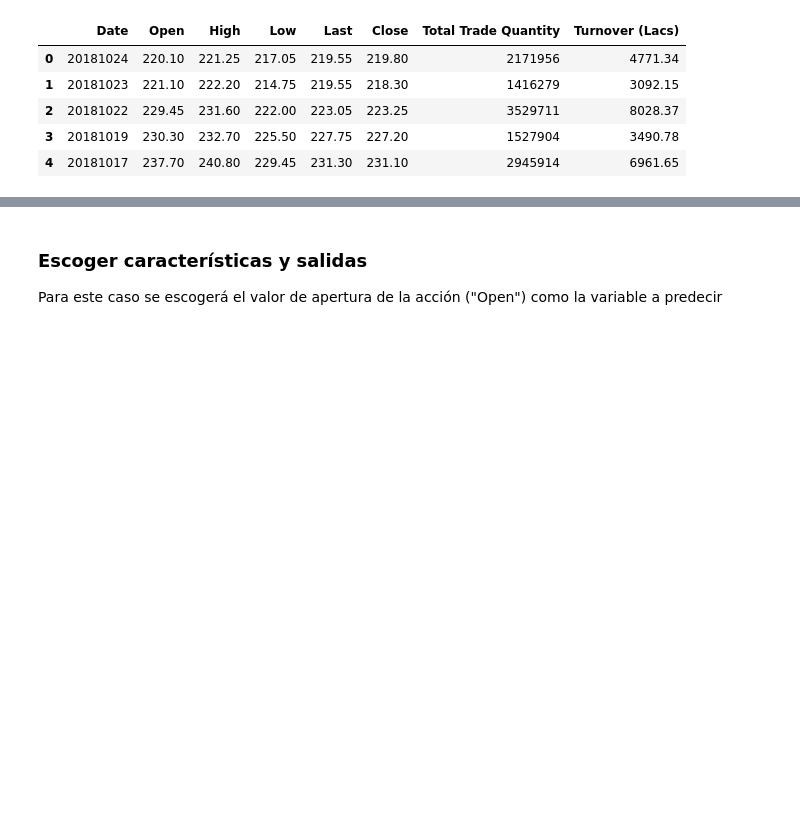
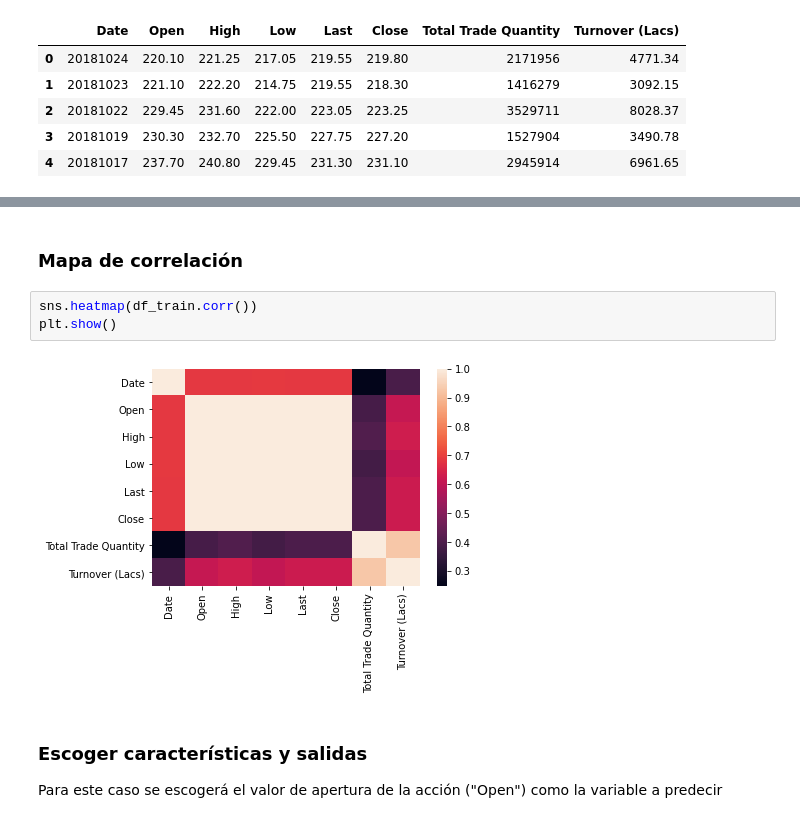
Before and after one commit to sadelcarpio/regression_tata, a Jupyter notebook: sdca_regression.ipynb, the cells around one changed output, grey strips where cells are left out. Saved outputs shown, nothing was run; the diff lists cells and outputs as text; blank space fills up the shorter version.

```diff
--- a/sdca_regression.ipynb
+++ b/sdca_regression.ipynb
@@ -72,3 +79,10 @@ df_test.head()
+# %% [markdown]
+### Mapa de correlación
+# %%
+sns.heatmap(df_train.corr())
+plt.show()
+# %% [output]
+[figure, added]
 # %% [markdown]
 ### Escoger características y salidas
 Para este caso se escogerá el valor de apertura de la acción ("Open") como la variable a predecir
```
Also changed, not shown: parts of 13 cells of this notebook.
